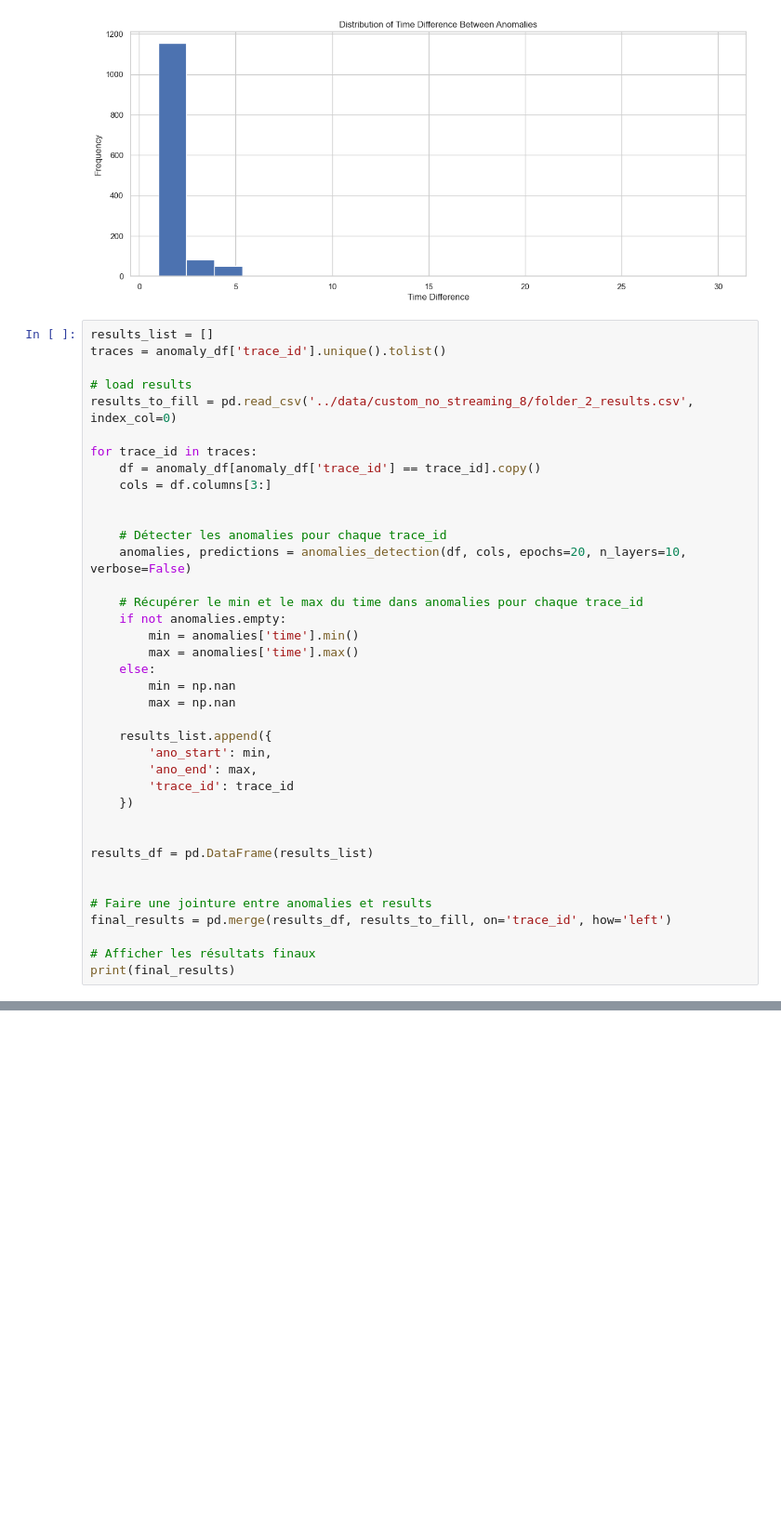
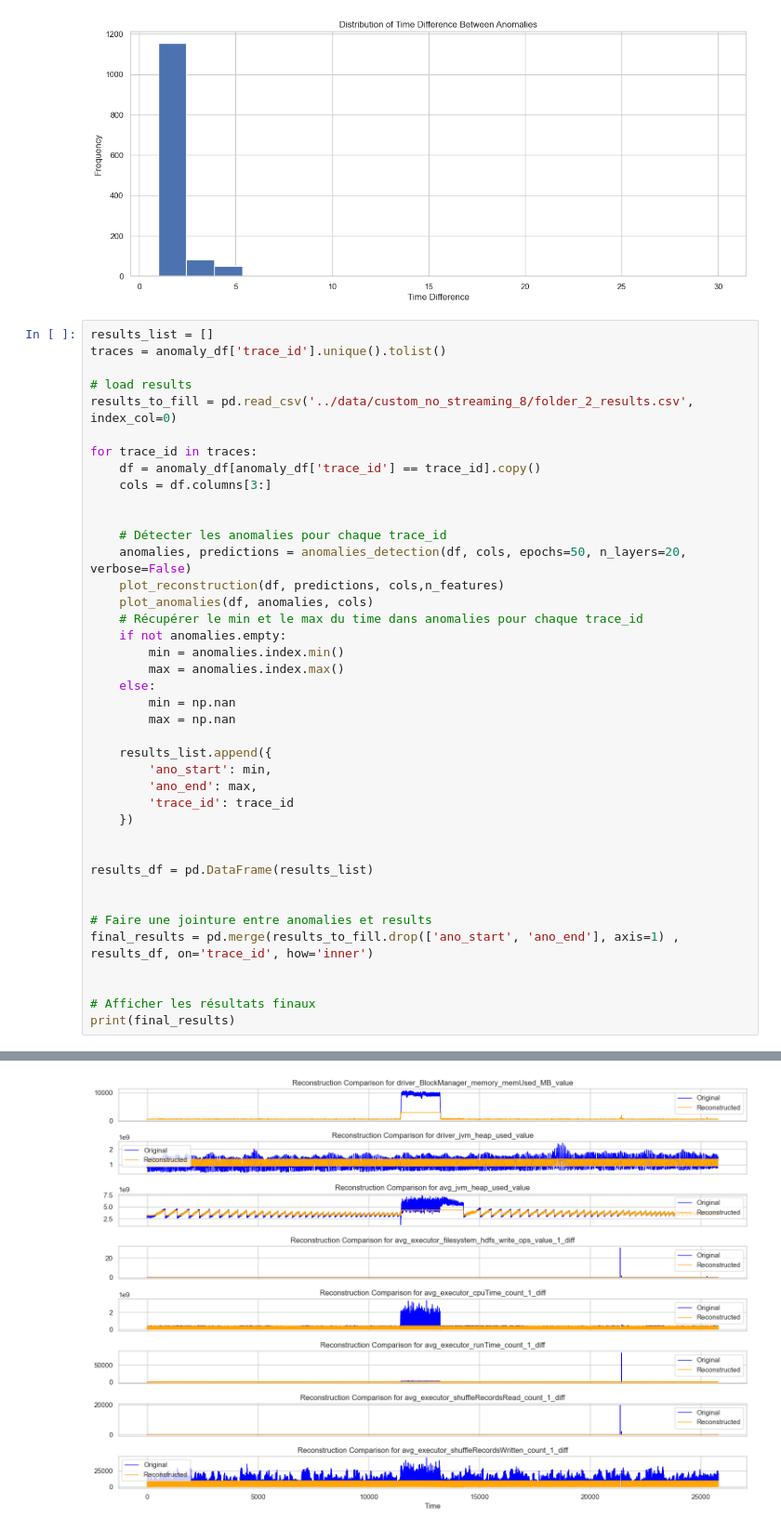
Before and after one commit to Yedson54/project-exstream, a Jupyter notebook: notebooks/extension.ipynb, the cells around one changed output, grey strips where cells are left out. Shown at 93% size. Drawn from its saved outputs; the diff is of its cells as text; blank space fills up the shorter version.

```diff
--- a/notebooks/extension.ipynb
+++ b/notebooks/extension.ipynb
@@ -269,12 +269,13 @@ for trace_id in traces:
 
 
     # Détecter les anomalies pour chaque trace_id
-    anomalies, predictions = anomalies_detection(df, cols, epochs=20, n_layers=10, verbose=False)
-
+    anomalies, predictions = anomalies_detection(df, cols, epochs=50, n_layers=20, verbose=False)
+    plot_reconstruction(df, predictions, cols,n_features)
+    plot_anomalies(df, anomalies, cols)
     # Récupérer le min et le max du time dans anomalies pour chaque trace_id
     if not anomalies.empty:
-        min = anomalies['time'].min()
-        max = anomalies['time'].max()
+        min = anomalies.index.min()
+        max = anomalies.index.max()
     else:
         min = np.nan
         max = np.nan
@@ -290,7 +291,8 @@ results_df = pd.DataFrame(results_list)
 
 
 # Faire une jointure entre anomalies et results
-final_results = pd.merge(results_df, results_to_fill, on='trace_id', how='left')
+final_results = pd.merge(results_to_fill.drop(['ano_start', 'ano_end'], axis=1) , results_df, on='trace_id', how='inner')
+
 
 # Afficher les résultats finaux
 print(final_results)
@@ -298,0 +301 @@ print(final_results)
+[figure, added]
```
Also changed, not shown: parts of 5 cells of this notebook, 1 other file.
